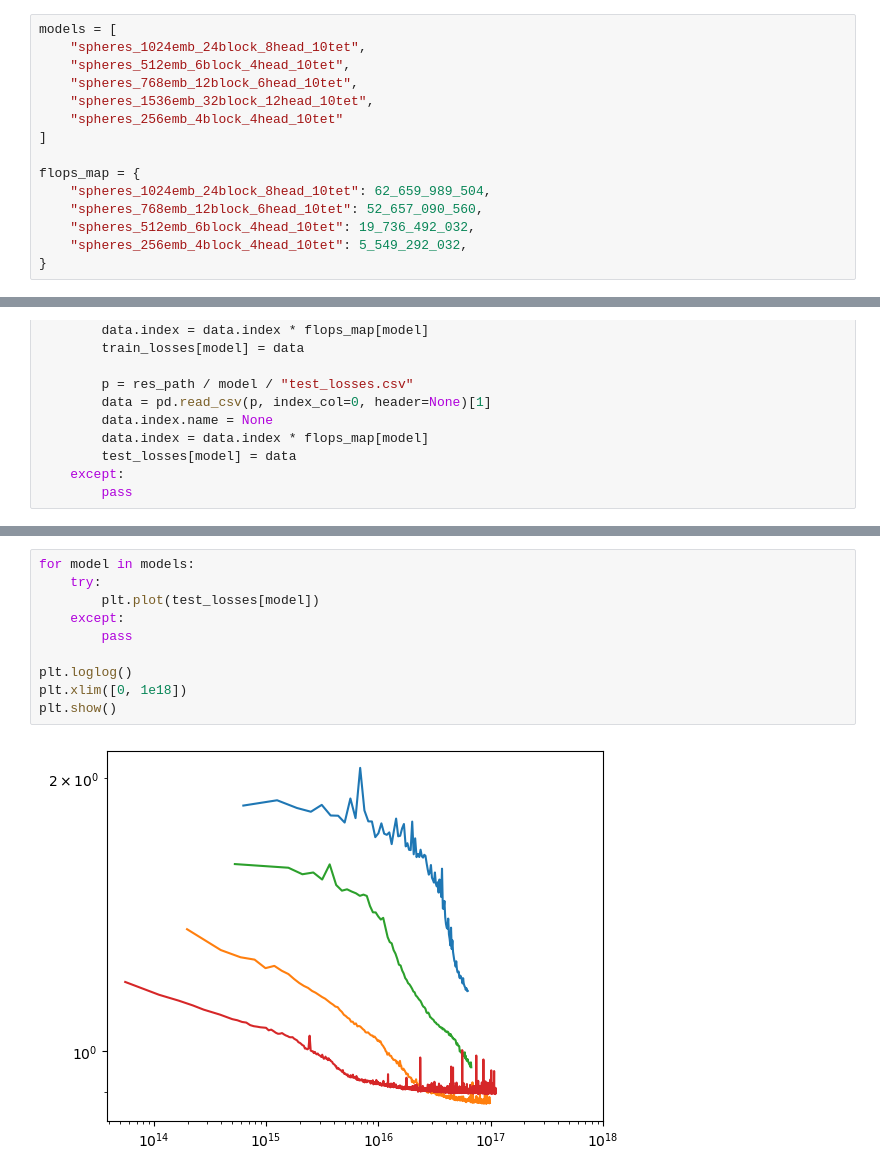
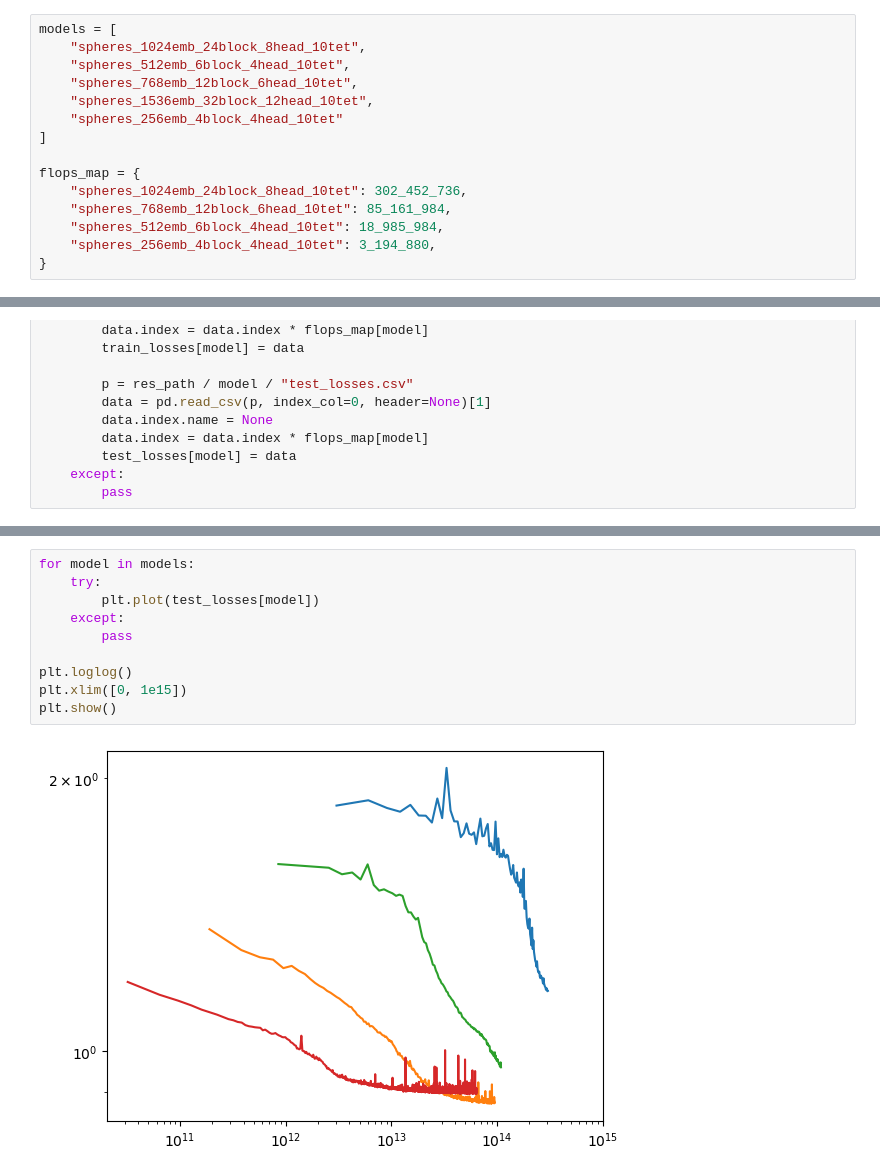
Before and after one commit to dbruwel/pachner-graph-triangulations, a Jupyter notebook: experiments/notebooks/deep_learning/signature_model/analyse_scaling_laws.ipynb, the cells around one changed output, grey strips where cells are left out. Drawn from its saved outputs; the diff is of its cells as text.

```diff
--- a/experiments/notebooks/deep_learning/signature_model/analyse_scaling_laws.ipynb
+++ b/experiments/notebooks/deep_learning/signature_model/analyse_scaling_laws.ipynb
@@ -25,10 +25,10 @@ models = [
 ]
 
 flops_map = {
-    "spheres_1024emb_24block_8head_10tet": 62_659_989_504,
-    "spheres_768emb_12block_6head_10tet": 52_657_090_560,
-    "spheres_512emb_6block_4head_10tet": 19_736_492_032,
-    "spheres_256emb_4block_4head_10tet": 5_549_292_032,
+    "spheres_1024emb_24block_8head_10tet": 302_452_736,
+    "spheres_768emb_12block_6head_10tet": 85_161_984,
+    "spheres_512emb_6block_4head_10tet": 18_985_984,
+    "spheres_256emb_4block_4head_10tet": 3_194_880,
 }
 # %%
 for model in models:
@@ -103,12 +103,12 @@ plt.show()
 # %%
 for model in models:
     try:
         plt.plot(test_losses[model])
     except:
         pass
 
 plt.loglog()
-plt.xlim([0, 1e18])
+plt.xlim([0, 1e15])
 plt.show()
 # %% [output]
-[figure, old version]
+[figure, new version]
```
Also changed, not shown: parts of 1 cell of this notebook, 1 other file.
